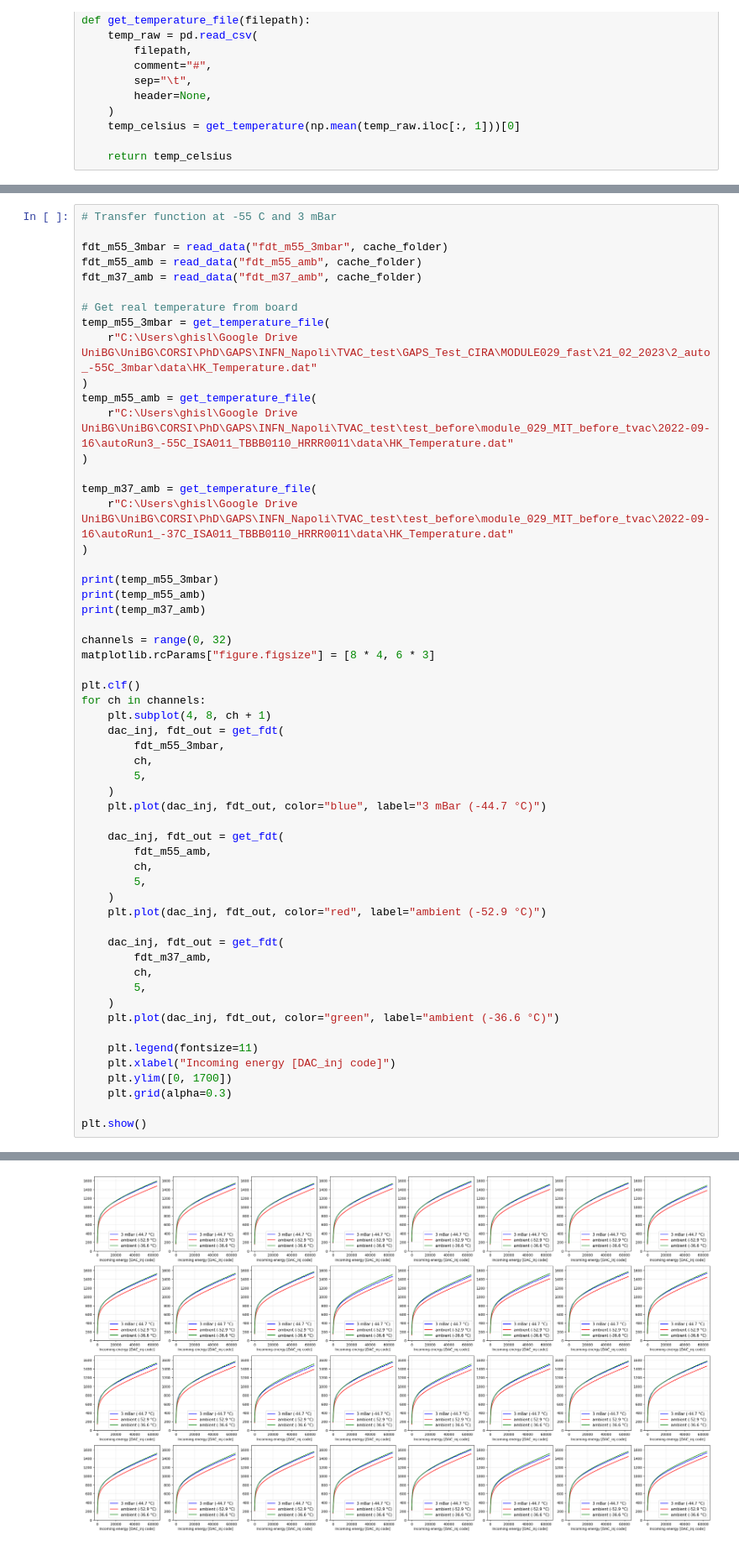
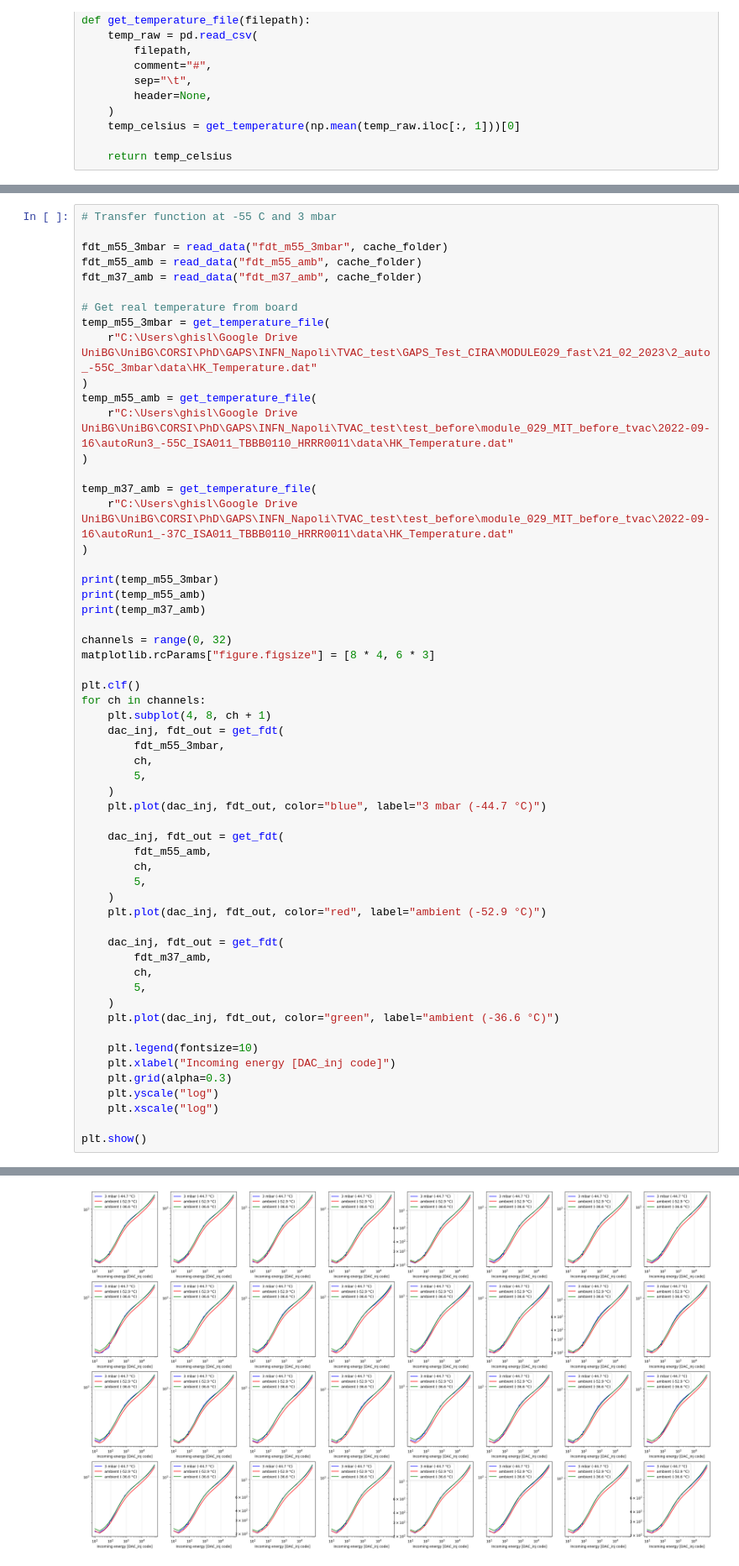
Before and after one commit to microlab-unibg/GAPS_TVAC_module_029_test, a Jupyter notebook: transfer_function.ipynb, the cells around one changed output, grey strips where cells are left out. Shown at 84% size. Drawn from its saved outputs; the diff is of its cells as text.

```diff
--- a/transfer_function.ipynb
+++ b/transfer_function.ipynb
@@ -72,5 +263,5 @@ def get_temperature_file(filepath):
 # %%
-# Transfer function at -55 C and 3 mBar
+# Transfer function at -55 C and 3 mbar
 
 fdt_m55_3mbar = read_data("fdt_m55_3mbar", cache_folder)
 fdt_m55_amb = read_data("fdt_m55_amb", cache_folder)
@@ -99,34 +290,35 @@ plt.clf()
 for ch in channels:
     plt.subplot(4, 8, ch + 1)
     dac_inj, fdt_out = get_fdt(
         fdt_m55_3mbar,
         ch,
         5,
     )
-    plt.plot(dac_inj, fdt_out, color="blue", label="3 mBar (-44.7 °C)")
+    plt.plot(dac_inj, fdt_out, color="blue", label="3 mbar (-44.7 °C)")
 
     dac_inj, fdt_out = get_fdt(
         fdt_m55_amb,
         ch,
         5,
     )
     plt.plot(dac_inj, fdt_out, color="red", label="ambient (-52.9 °C)")
 
     dac_inj, fdt_out = get_fdt(
         fdt_m37_amb,
         ch,
         5,
     )
     plt.plot(dac_inj, fdt_out, color="green", label="ambient (-36.6 °C)")
 
-    plt.legend(fontsize=11)
+    plt.legend(fontsize=10)
     plt.xlabel("Incoming energy [DAC_inj code]")
-    plt.ylim([0, 1700])
     plt.grid(alpha=0.3)
+    plt.yscale("log")
+    plt.xscale("log")
 
 plt.show()
 # %% [output]
 -44.7
 -52.9
 -36.6
-[figure, old version]
+[figure, new version]
```
Also changed, not shown: parts of 8 cells of this notebook, 3 other files.
